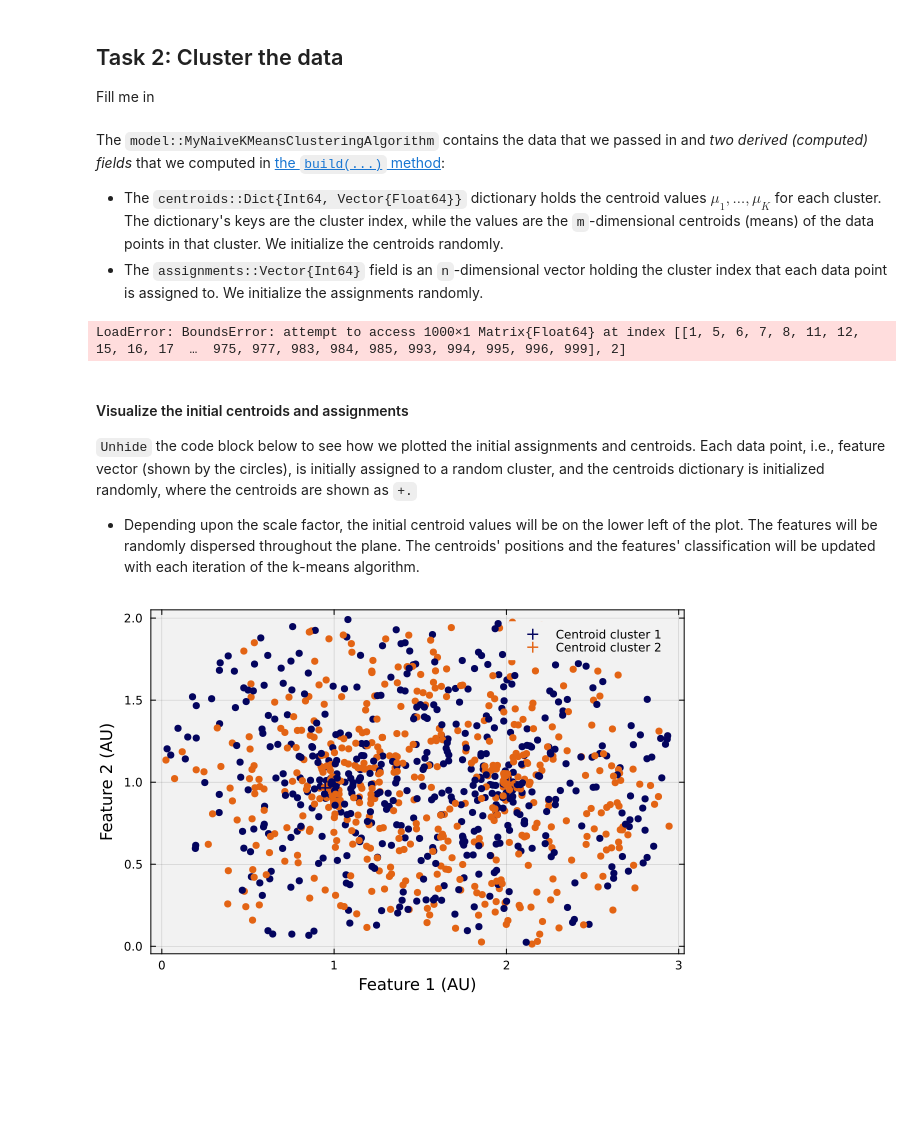
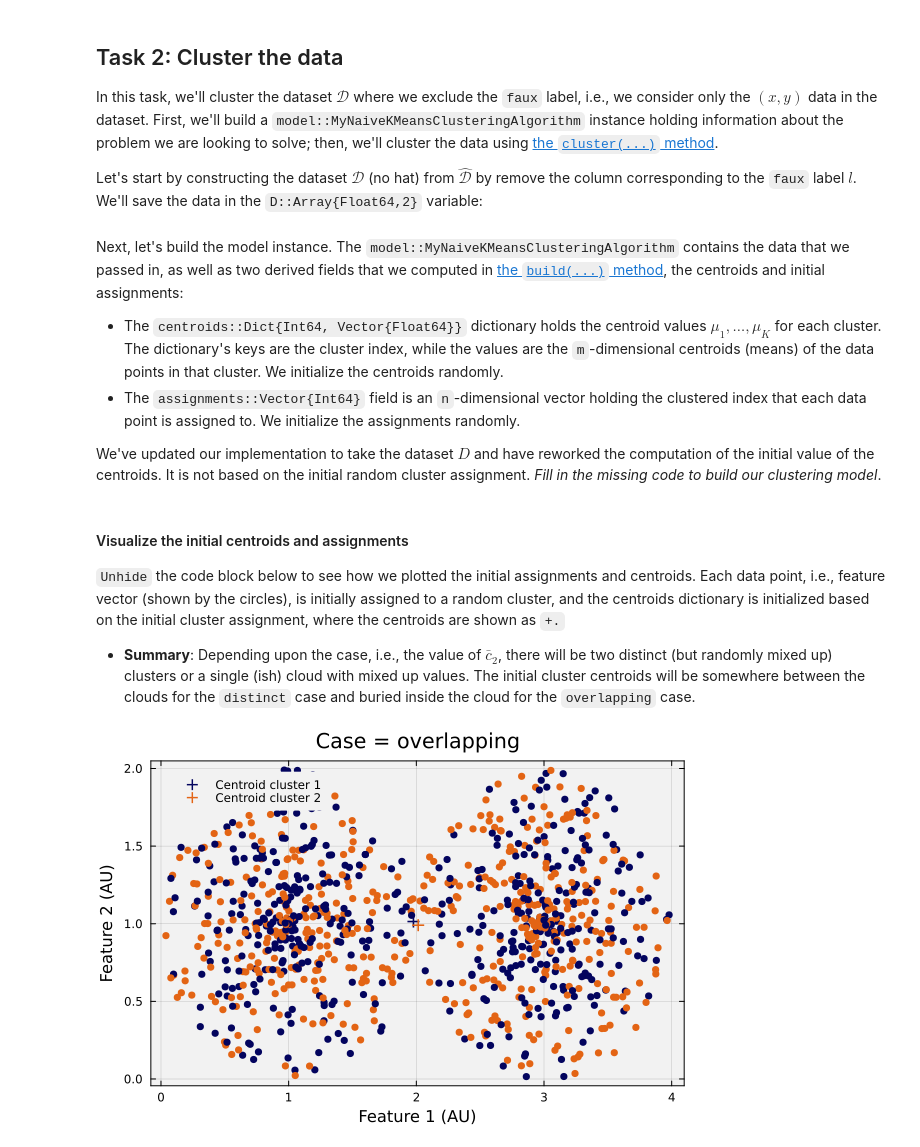
Before and after one commit to varnerlab/PS1-CHEME-5820-SP25, a Jupyter notebook: PS1-CHEME-5820-Solution-S25.ipynb, the cells around one changed output. Saved outputs shown, nothing was run; the diff lists cells and outputs as text; code cells hidden in the pictures; blank space fills up the shorter version.

```diff
--- a/PS1-CHEME-5820-Solution-S25.ipynb
+++ b/PS1-CHEME-5820-Solution-S25.ipynb
@@ -17,10 +15,10 @@ Finally, let's set up the color dictionary for the visualizations in the lecture
 # %%
-number_label_one = 500;
-number_label_two = 500;
+number_label_one = 500; # number of points in cloud 1 (must be ≥ 2)
+number_label_two = 500; # number of points in cloud 2 (must be ≥ 2)
 total_number_of_points = (number_label_one + number_label_two);
-number_of_features = 3; # features: (x,y,l)
-c₁ = (1.0,1.0); # center for cluster 1
- c₂ = (2.0, 1.0); # center for cluster 2
-maxiter = 20000; # maximum iterations of our K-means
-K = 2; # number of clusters. Why do we pick 5?
+number_of_features = 3; # features: (x,y,l), where l is a faux label; see below.
+c̄₁ = (1.0, 1.0); # center for cluster 1: fixed
+c̄₂ = (3.0, 1.0); # center for cluster 2: variable, we'll change this in our study
+maxiter = 10000; # maximum iterations of our K-means implementation
+K = 2; # number of clusters. We'll change this in our study (K > 1)
 ϵ = 1e-6; # tolerance for termination. We can set this to whatever we want
@@ -96,4 +133,6 @@ end
 # %% [markdown]
 ## Task 2: Cluster the data
-Fill me in
+In this task, we'll cluster the dataset $\mathcal{D}$ where we exclude the `faux` label, i.e., we consider only the $(x,y)$ data in the dataset. First, we'll build a `model::MyNaiveKMeansClusteringAlgorithm` instance holding information about the problem we are looking to solve; then, we'll cluster the data using [the `cluster(...)` method](src/Cluster.jl).
+
+Let's start by constructing the dataset $\mathcal{D}$ (no hat) from $\hat{\mathcal{D}}$ by remove the column corresponding to the `faux` label $l$. We'll save the data in the `D::Array{Float64,2}` variable:
 # %%
@@ -101,48 +140,49 @@ D = D̂[:,1:end-1];
 # %% [markdown]
-The `model::MyNaiveKMeansClusteringAlgorithm` contains the data that we passed in and _two derived (computed) fields_ that we computed in [the `build(...)` method](src/Factory.jl):
-* The `centroids::Dict{Int64, Vector{Float64}}` dictionary holds the centroid values $\mu_{1},\dots,\mu_{K}$ for each cluster. The dictionary's keys are the cluster index, while the values are the `m`-dimensional centroids (means) of the data points in that cluster. We initialize the centroids randomly.
-* The `assignments::Vector{Int64}` field is an `n`-dimensional vector holding the cluster index that each data point is assigned to. We initialize the assignments randomly.
+Next, let's build the model instance. The `model::MyNaiveKMeansClusteringAlgorithm` contains the data that we passed in, as well as two derived fields that we computed in [the `build(...)` method](src/Factory.jl), the centroids and initial assignments:
+* The `centroids::Dict{Int64, Vector{Float64}}` dictionary holds the centroid values $\mu_1, \dots, \mu_K$ for each cluster. The dictionary's keys are the cluster index, while the values are the `m`-dimensional centroids (means) of the data points in that cluster. We initialize the centroids randomly.
+* The `assignments::Vector{Int64}` field is an `n`-dimensional vector holding the clustered index that each data point is assigned to. We initialize the assignments randomly.
+
+We've updated our implementation to take the dataset $D$ and have reworked the computation of the initial value of the centroids. It is not based on the initial random cluster assignment. _Fill in the missing code to build our clustering model_.
 # %%
 model = build(MyNaiveKMeansClusteringAlgorithm, (
         maxiter = maxiter,
-        dimension = number_of_features - 1, # only (x,y)
+        dimension = size(D,2), # only (x,y)
         number_of_points = total_number_of_points,
         K = K,
         ϵ = ϵ,
-        dataset = D[:,1:end-1], # do not include the faux label
+        dataset = D, # does not include the faux label
 ));
-# %% [output]
-LoadError: BoundsError: attempt to access 1000×1 Matrix{Float64} at index [[1, 5, 6, 7, 8, 11, 12, 15, 16, 17  …  975, 977, 983, 984, 985, 993, 994, 995, 996, 999], 2]
 # %% [markdown]
 #### Visualize the initial centroids and assignments
-`Unhide` the code block below to see how we plotted the initial assignments and centroids. Each data point, i.e., feature vector (shown by the circles), is initially assigned to a random cluster, and the centroids dictionary is initialized randomly, where the centroids are shown as `+.`
-* Depending upon the scale factor, the initial centroid values will be on the lower left of the plot. The features will be randomly dispersed throughout the plane. The centroids' positions and the features' classification will be updated with each iteration of the k-means algorithm.
+`Unhide` the code block below to see how we plotted the initial assignments and centroids. Each data point, i.e., feature vector (shown by the circles), is initially assigned to a random cluster, and the centroids dictionary is initialized based on the initial cluster assignment, where the centroids are shown as `+.`
+* __Summary__: Depending upon the case, i.e., the value of $\bar{c}_{2}$, there will be two distinct (but randomly mixed up) clusters or a single (ish) cloud with mixed up values. The initial cluster centroids will be somewhere between the clouds for the `distinct` case and buried inside the cloud for the `overlapping` case.
 # %%
 let
 
     dataset = D; # what dataset am I looking at?
     horizontal_index = 1;
     vertical_index = 2;
     p = plot(bg="gray95", background_color_outside="white", framestyle = :box, fg_legend = :transparent); # make an empty plot
 
     assignments = copy(model.assignments);
     for i ∈ eachindex(assignments);
         a = assignments[i];
         scatter!([dataset[i, horizontal_index]], [dataset[i, vertical_index]], label="", c=my_color_dictionary[a], msc=my_color_dictionary[a]);
     end
     current();
 
     # plot the centroids -
     centroids = copy(model.centroids);
     for k ∈ 1:K
         c = centroids[k]
         scatter!([c[horizontal_index]], [c[vertical_index]], label="Centroid cluster $(k)", msc=my_color_dictionary[k], c=my_color_dictionary[k],
             ms=6, markerstrokewidth=2, markershape = :plus)
     end
     current();
 
     xlabel!("Feature 1 (AU)", fontsize=18);
     ylabel!("Feature 2 (AU)", fontsize=18);
+    title!("Case = $(case_label)", fontsize=18)
 end
 # %% [output]
-[figure, old version]
+[figure, new version]
```
Also changed, not shown: parts of 28 cells of this notebook, 1 other file.
